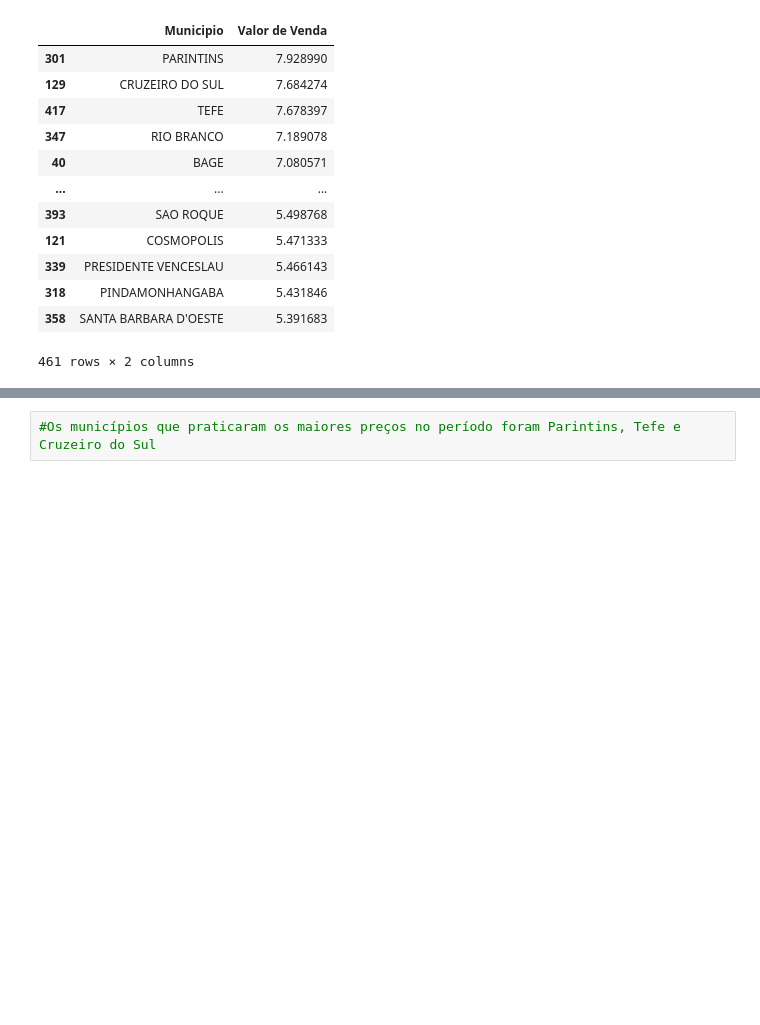
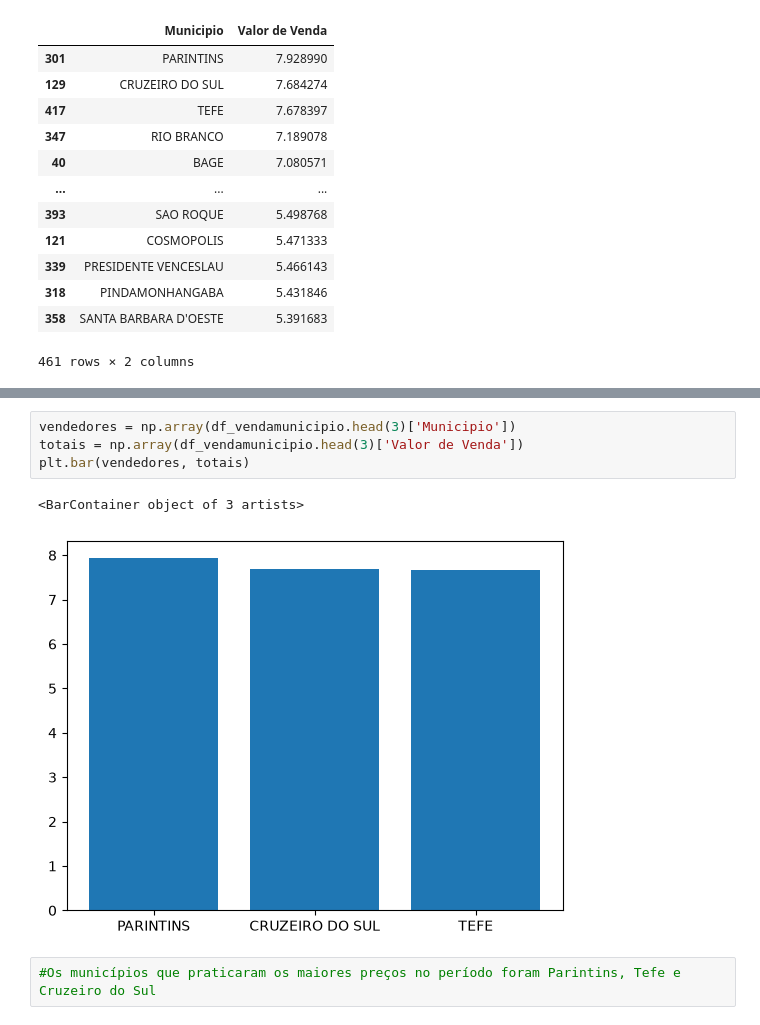
Before and after one commit to ghenriqueh/UC2_senac_projeto_dados, a Jupyter notebook: analise_anp.ipynb, the cells around one changed output, grey strips where cells are left out. Drawn from its saved outputs; the diff is of its cells as text; blank space fills up the shorter version.

```diff
--- a/analise_anp.ipynb
+++ b/analise_anp.ipynb
@@ -83,3 +91,10 @@ df_vendamunicipio
+# %%
+vendedores = np.array(df_vendamunicipio.head(3)['Municipio'])
+totais = np.array(df_vendamunicipio.head(3)['Valor de Venda'])
+plt.bar(vendedores, totais)
+# %% [output]
+<BarContainer object of 3 artists>
+[figure, added]
 # %%
 #Os municípios que praticaram os maiores preços no período foram Parintins, Tefe e Cruzeiro do Sul
 # %%
```
Also changed, not shown: parts of 13 cells of this notebook.
